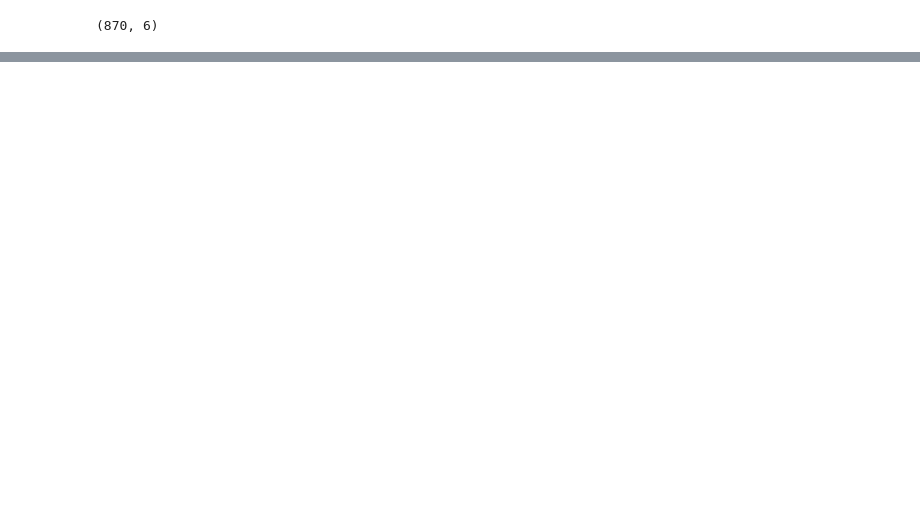
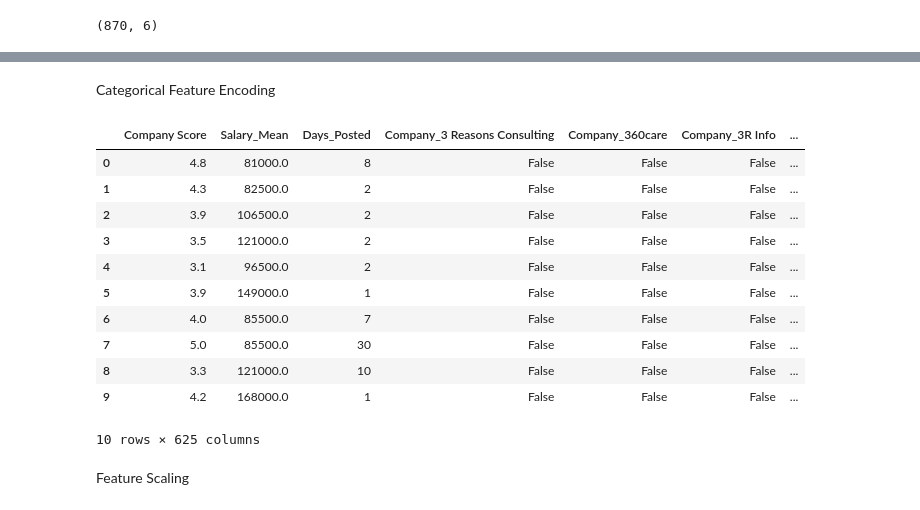
Before and after one commit to SuperDataScience-Community-Projects/SDS-CP009-ds-salary-pred, a Jupyter notebook: notebooks/kevin-landivar/Kevin_salary_prediction.ipynb, the cells around one changed output, grey strips where cells are left out. Cells and saved outputs as stored; diff of their text form; code cells hidden in the pictures; blank space fills up the shorter version.

```diff
--- a/notebooks/kevin-landivar/Kevin_salary_prediction.ipynb
+++ b/notebooks/kevin-landivar/Kevin_salary_prediction.ipynb
@@ -183,0 +293,15 @@ dtype: int64
+# %%
+# Define a function to cap outliers
+def cap_outliers(series):
+    Q1 = series.quantile(0.25)
+    Q3 = series.quantile(0.75)
+    IQR = Q3 - Q1
+
+    upper_bound = Q3 + 1.5 * IQR
+    lower_bound = Q1 - 1.5 * IQR
+    return series.clip(lower=lower_bound, upper=upper_bound)
+
+df['Salary_Mean'] = cap_outliers(df['Salary_Mean'])
+
+print(df.isna().sum())
+print(df.info())
@@ -183,0 +338,10 @@ dtype: int64
+# %%
+# function to convert job post date to days
+def convert_days_since_posted(date_str):
+    return int(re.findall(r'\d+', date_str)[0])
+
+# apply the function to the 'Date' column
+df['Days_Posted'] = df['Date'].apply(convert_days_since_posted)
+
+# drop original Date column
+df.drop('Date', axis=1, inplace=True)
@@ -183,0 +350,6 @@ dtype: int64
+# %%
+df.drop('Salary', axis=1, inplace=True)
+df.drop('Job Title', axis=1, inplace=True)
+df.drop('Location', axis=1, inplace=True)
+df.drop('Source', axis=1, inplace=True)
+df.drop('City', axis=1, inplace=True)
@@ -183,0 +370,22 @@ dtype: int64
+# %% [markdown]
+Categorical Feature Encoding
+# %%
+# One-hot encode categorical features
+df = pd.get_dummies(df, columns=['Company', 'Job Category', 'State'])
+# %%
+df.head(10)
+# %% [output]
+|  | Company Score | Salary_Mean | Days_Posted | Company_3 Reasons Consulting | Company_360care | Company_3R Info | ... |
+| 0 | 4.8 | 81000.0 | 8 | False | False | False | ... |
+| 1 | 4.3 | 82500.0 | 2 | False | False | False | ... |
+| 2 | 3.9 | 106500.0 | 2 | False | False | False | ... |
+| 3 | 3.5 | 121000.0 | 2 | False | False | False | ... |
+| 4 | 3.1 | 96500.0 | 2 | False | False | False | ... |
+| 5 | 3.9 | 149000.0 | 1 | False | False | False | ... |
+| 6 | 4.0 | 85500.0 | 7 | False | False | False | ... |
+| 7 | 5.0 | 85500.0 | 30 | False | False | False | ... |
+| 8 | 3.3 | 121000.0 | 10 | False | False | False | ... |
+| 9 | 4.2 | 168000.0 | 1 | False | False | False | ... |
+10 rows × 625 columns
+# %% [markdown]
+Feature Scaling
```
Also changed, not shown: parts of 53 cells of this notebook.
